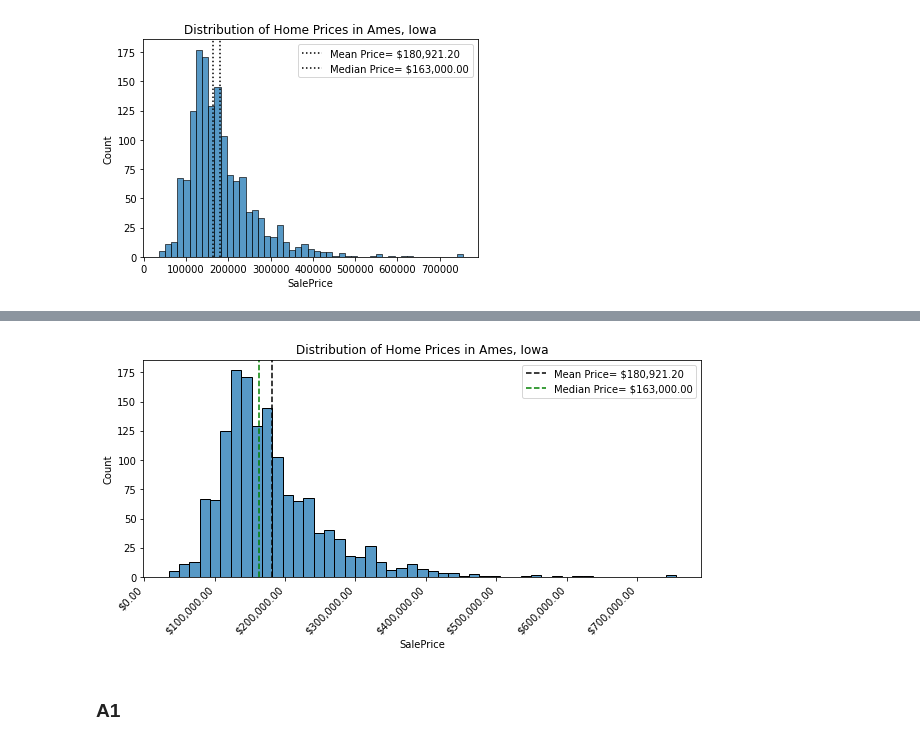
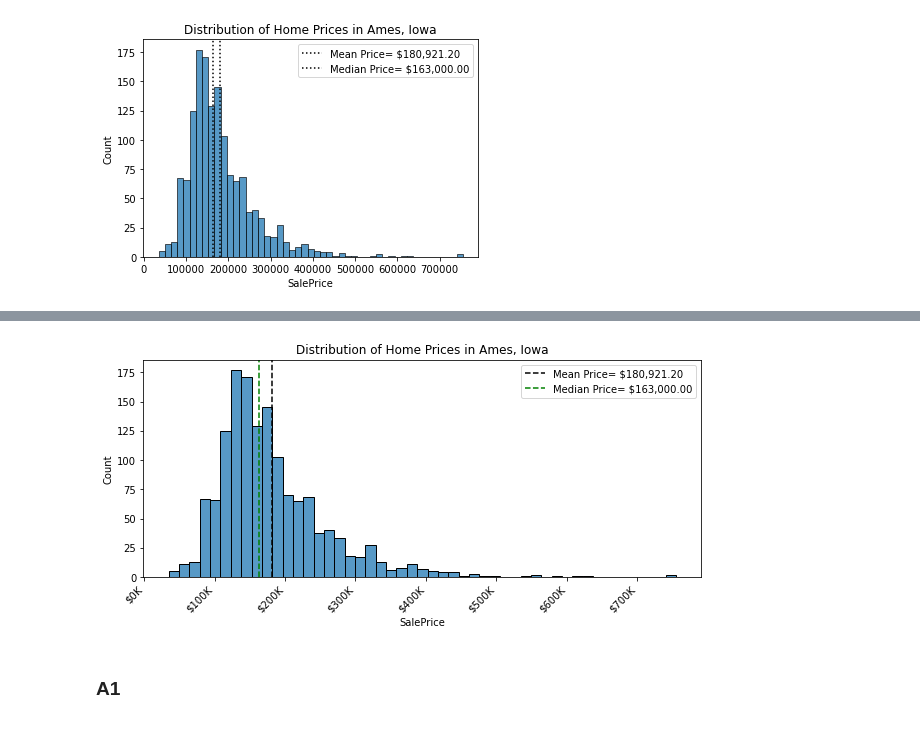
Before and after one commit to flatiron-school/ds-flex-fundamentals-of-data-visualization-2021, a Jupyter notebook: solution/Fundamentals of Visualizations_v1_solution.ipynb, the cells around one changed output, grey strips where cells are left out. Drawn from its saved outputs; the diff is of its cells as text; code cells hidden in the pictures.

```diff
--- a/solution/Fundamentals of Visualizations_v1_solution.ipynb
+++ b/solution/Fundamentals of Visualizations_v1_solution.ipynb
@@ -420,26 +516,30 @@ ax.legend();
+# %%
+from matplotlib.ticker import FuncFormatter
+## Make a "hundred_thousands" function
+def hundred_thousands(x,pos):
+    """function for use wth matplotlib FuncFormatter -  formats money in millions"""
+    return f"${x*1e-3:,.0f}K"
 # %%
 ## Make a larger fig/ax before plotting
 fig, ax = plt.subplots(figsize=(10,4))
 sns.histplot(data=df,x='SalePrice',ax=ax,bins='auto')
 ax.set(title='Distribution of Home Prices in Ames, Iowa');
 
 mean_price = round(df['SalePrice'].mean(),2)
 ax.axvline(mean_price,color='k', ls='--',
            label=f"Mean Price= ${mean_price:,.2f}");
 
 med_price = round(df['SalePrice'].median(),2)
 ax.axvline(med_price,color='green', ls='--',
            label=f"Median Price= ${med_price:,.2f}");
 ax.legend();
+ax.set_xticklabels(ax.get_xticklabels(),rotation=45, ha='right');
 
-
-
-price_fmt = mpl.ticker.StrMethodFormatter('${x:,.2f}')
-
-ax.set_xticklabels(ax.get_xticklabels(),rotation=45, ha='right');
-ax.xaxis.set_major_formatter(price_fmt)
+## Create price_fmt_thous using the  FuncFormatter and our function
+price_fmt_thous = mpl.ticker.FuncFormatter(hundred_thousands)
+ax.xaxis.set_major_formatter(price_fmt_thous)
 # %% [output]
-[figure, old version]
+[figure, new version]
 # %% [markdown]
 ### A1
 # %% [markdown]
```
Also changed, not shown: parts of 27 cells of this notebook, 2 other files.
